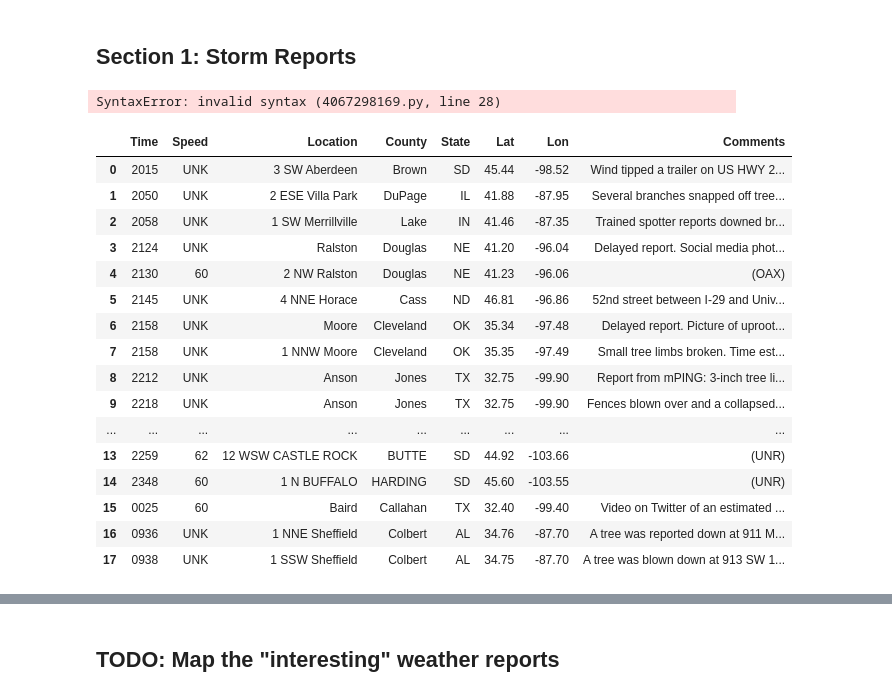
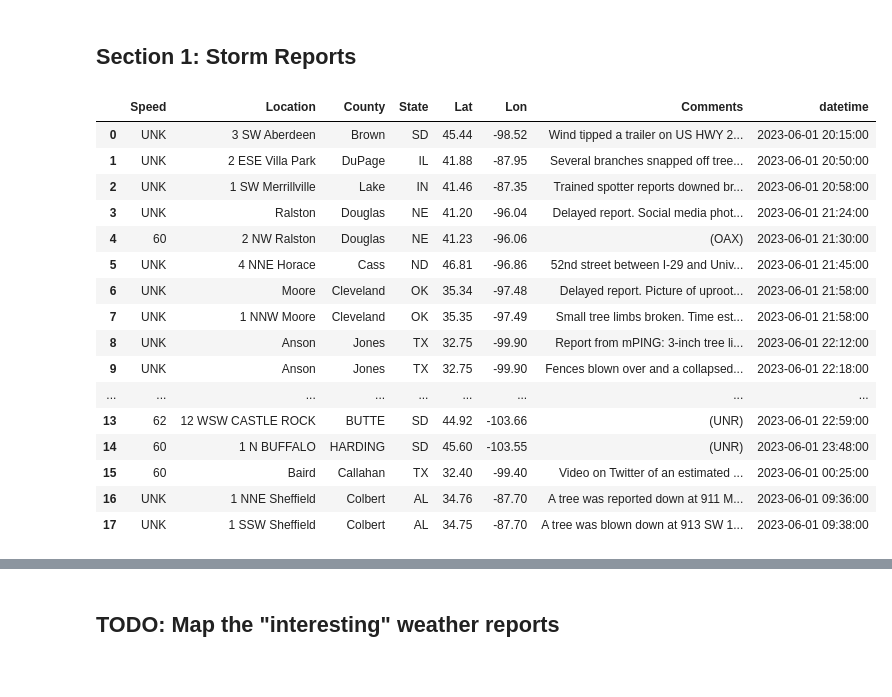
Before and after one commit to Andres-ramos/rrfs_notebook, a Jupyter notebook: Notebook.ipynb, the cells around one changed output, grey strips where cells are left out. Cells and saved outputs as stored; diff of their text form; code cells hidden in the pictures.

```diff
--- a/Notebook.ipynb
+++ b/Notebook.ipynb
@@ -45,7 +45,7 @@ def get_wind_report(datetime):
 
 def request_wind_report_df(date):
     #Actual request
-    link = generate_link(datetime)
+    link = generate_link(date)
     data = requests.get(link)
     #Turns csv string into dataFrame
     csv_string = data.text
@@ -60,37 +60,32 @@ def request_wind_report_df(date):
     return df
 
 def add_datetime(df, datetime):
-    #Hardcoded
-    day = datetime.day
     time = df["Time"]
-    datetime = pd.Timestamp(year=2023, month=)
-    f'2023-05-{day}'
-    #Adds date time with correct string format
-    df["datetime"] = [pd.Timestamp(f'{datetime} {t}') for t in time]
+    df["datetime"] = [pd.Timestamp(year=datetime.year, month=datetime.month,
+                                   day=datetime.day, hour=int(t[0] + t[1]),
+                                  minute = int(t[2] + t[3])) for t in time]
     df['datetime'] = pd.to_datetime(df["datetime"])
     #Removes Time column
     df.drop(columns=["Time"], inplace=True)
     return df
-# %% [output]
-SyntaxError: invalid syntax (4067298169.py, line 28)
 # %%
-# get_wind_report("230531")
-request_wind_report_df("230601")
+get_wind_report(pd.Timestamp(year=2023, month=6, day=1))
+# request_wind_report_df("230601")
 # %% [output]
-|  | Time | Speed | Location | County | State | Lat | Lon | Comments |
-| 0 | 2015 | UNK | 3 SW Aberdeen | Brown | SD | 45.44 | -98.52 | Wind tipped a trailer on US HWY 2... |
-| 1 | 2050 | UNK | 2 ESE Villa Park | DuPage | IL | 41.88 | -87.95 | Several branches snapped off tree... |
-| 2 | 2058 | UNK | 1 SW Merrillville | Lake | IN | 41.46 | -87.35 | Trained spotter reports downed br... |
-| 3 | 2124 | UNK | Ralston | Douglas | NE | 41.20 | -96.04 | Delayed report. Social media phot... |
-| 4 | 2130 | 60 | 2 NW Ralston | Douglas | NE | 41.23 | -96.06 | (OAX) |
-| 5 | 2145 | UNK | 4 NNE Horace | Cass | ND | 46.81 | -96.86 | 52nd street between I-29 and Univ... |
-| 6 | 2158 | UNK | Moore | Cleveland | OK | 35.34 | -97.48 | Delayed report. Picture of uproot... |
-| 7 | 2158 | UNK | 1 NNW Moore | Cleveland | OK | 35.35 | -97.49 | Small tree limbs broken. Time est... |
-| 8 | 2212 | UNK | Anson | Jones | TX | 32.75 | -99.90 | Report from mPING: 3-inch tree li... |
-| 9 | 2218 | UNK | Anson | Jones | TX | 32.75 | -99.90 | Fences blown over and a collapsed... |
+|  | Speed | Location | County | State | Lat | Lon | Comments | datetime |
+| 0 | UNK | 3 SW Aberdeen | Brown | SD | 45.44 | -98.52 | Wind tipped a trailer on US HWY 2... | 2023-06-01 20:15:00 |
+| 1 | UNK | 2 ESE Villa Park | DuPage | IL | 41.88 | -87.95 | Several branches snapped off tree... | 2023-06-01 20:50:00 |
+| 2 | UNK | 1 SW Merrillville | Lake | IN | 41.46 | -87.35 | Trained spotter reports downed br... | 2023-06-01 20:58:00 |
+| 3 | UNK | Ralston | Douglas | NE | 41.20 | -96.04 | Delayed report. Social media phot... | 2023-06-01 21:24:00 |
+| 4 | 60 | 2 NW Ralston | Douglas | NE | 41.23 | -96.06 | (OAX) | 2023-06-01 21:30:00 |
+| 5 | UNK | 4 NNE Horace | Cass | ND | 46.81 | -96.86 | 52nd street between I-29 and Univ... | 2023-06-01 21:45:00 |
+| 6 | UNK | Moore | Cleveland | OK | 35.34 | -97.48 | Delayed report. Picture of uproot... | 2023-06-01 21:58:00 |
+| 7 | UNK | 1 NNW Moore | Cleveland | OK | 35.35 | -97.49 | Small tree limbs broken. Time est... | 2023-06-01 21:58:00 |
+| 8 | UNK | Anson | Jones | TX | 32.75 | -99.90 | Report from mPING: 3-inch tree li... | 2023-06-01 22:12:00 |
+| 9 | UNK | Anson | Jones | TX | 32.75 | -99.90 | Fences blown over and a collapsed... | 2023-06-01 22:18:00 |
 | ... | ... | ... | ... | ... | ... | ... | ... | ... |
-| 13 | 2259 | 62 | 12 WSW CASTLE ROCK | BUTTE | SD | 44.92 | -103.66 | (UNR) |
-| 14 | 2348 | 60 | 1 N BUFFALO | HARDING | SD | 45.60 | -103.55 | (UNR) |
-| 15 | 0025 | 60 | Baird | Callahan | TX | 32.40 | -99.40 | Video on Twitter of an estimated ... |
-| 16 | 0936 | UNK | 1 NNE Sheffield | Colbert | AL | 34.76 | -87.70 | A tree was reported down at 911 M... |
-| 17 | 0938 | UNK | 1 SSW Sheffield | Colbert | AL | 34.75 | -87.70 | A tree was blown down at 913 SW 1... |
+| 13 | 62 | 12 WSW CASTLE ROCK | BUTTE | SD | 44.92 | -103.66 | (UNR) | 2023-06-01 22:59:00 |
+| 14 | 60 | 1 N BUFFALO | HARDING | SD | 45.60 | -103.55 | (UNR) | 2023-06-01 23:48:00 |
+| 15 | 60 | Baird | Callahan | TX | 32.40 | -99.40 | Video on Twitter of an estimated ... | 2023-06-01 00:25:00 |
+| 16 | UNK | 1 NNE Sheffield | Colbert | AL | 34.76 | -87.70 | A tree was reported down at 911 M... | 2023-06-01 09:36:00 |
+| 17 | UNK | 1 SSW Sheffield | Colbert | AL | 34.75 | -87.70 | A tree was blown down at 913 SW 1... | 2023-06-01 09:38:00 |
```
Also changed, not shown: parts of 23 cells of this notebook.
